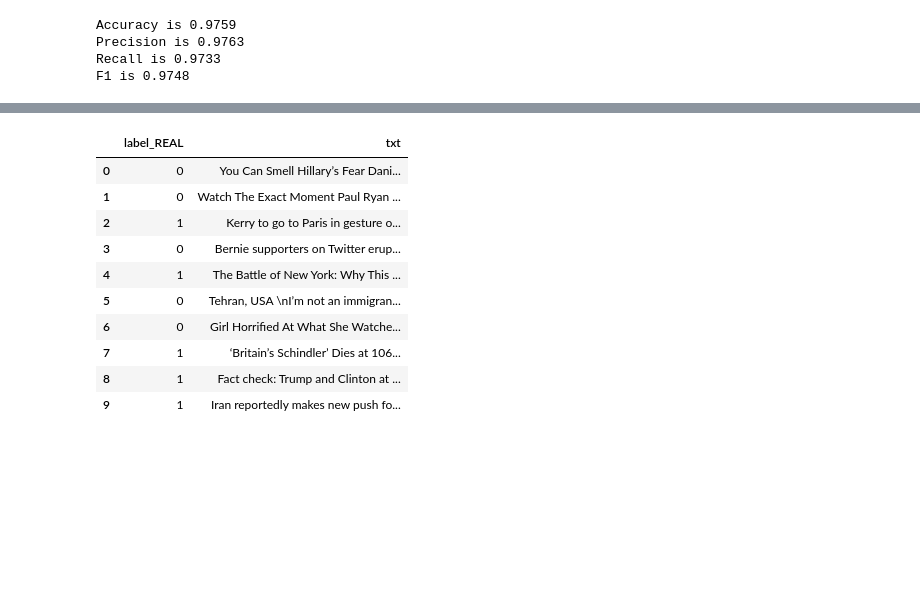
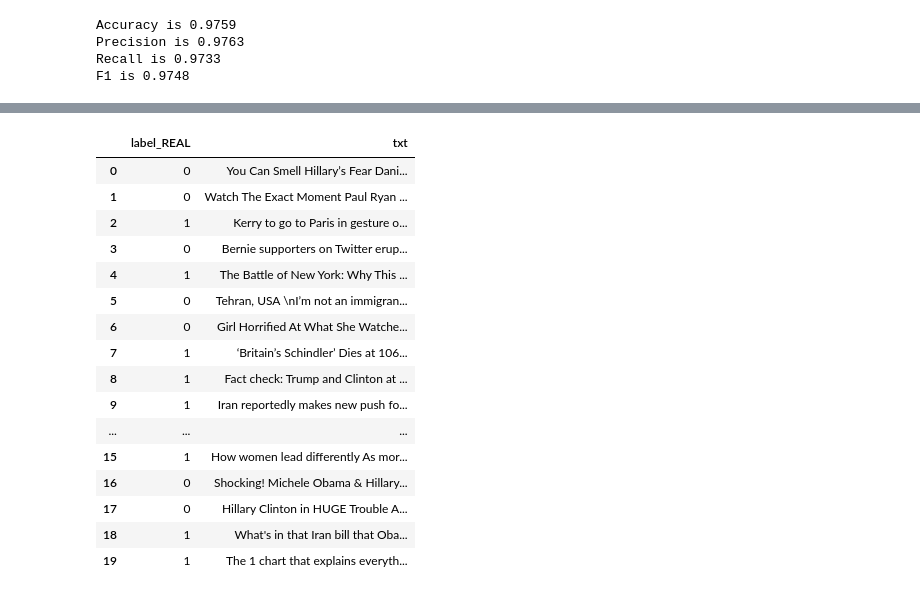
Before and after one commit to chrisvinhston/Fake_News, a Jupyter notebook: nlp_tfidf_classification.ipynb, the cells around one changed output, grey strips where cells are left out. Saved outputs shown, nothing was run; the diff lists cells and outputs as text; code cells hidden in the pictures; blank space fills up the shorter version.

```diff
--- a/nlp_tfidf_classification.ipynb
+++ b/nlp_tfidf_classification.ipynb
@@ -364,16 +461,23 @@ F1 is 0.9748
 # %%
 from pycaret.nlp import *
-# %%
-df_sample2
-# %% [output]
-|  | label_REAL | txt |
-| 0 | 0 | You Can Smell Hillary’s Fear Dani... |
-| 1 | 0 | Watch The Exact Moment Paul Ryan ... |
-| 2 | 1 | Kerry to go to Paris in gesture o... |
-| 3 | 0 | Bernie supporters on Twitter erup... |
-| 4 | 1 | The Battle of New York: Why This ... |
-| 5 | 0 | Tehran, USA \nI’m not an immigran... |
-| 6 | 0 | Girl Horrified At What She Watche... |
-| 7 | 1 | ‘Britain’s Schindler’ Dies at 106... |
-| 8 | 1 | Fact check: Trump and Clinton at ... |
-| 9 | 1 | Iran reportedly makes new push fo... |
+# %%
+df_sample = df.head(20).copy()
+df_sample
+# %% [output]
+|  | label_REAL | txt |
+| 0 | 0 | You Can Smell Hillary’s Fear Dani... |
+| 1 | 0 | Watch The Exact Moment Paul Ryan ... |
+| 2 | 1 | Kerry to go to Paris in gesture o... |
+| 3 | 0 | Bernie supporters on Twitter erup... |
+| 4 | 1 | The Battle of New York: Why This ... |
+| 5 | 0 | Tehran, USA \nI’m not an immigran... |
+| 6 | 0 | Girl Horrified At What She Watche... |
+| 7 | 1 | ‘Britain’s Schindler’ Dies at 106... |
+| 8 | 1 | Fact check: Trump and Clinton at ... |
+| 9 | 1 | Iran reportedly makes new push fo... |
+| ... | ... | ... |
+| 15 | 1 | How women lead differently As mor... |
+| 16 | 0 | Shocking! Michele Obama & Hillary... |
+| 17 | 0 | Hillary Clinton in HUGE Trouble A... |
+| 18 | 1 | What's in that Iran bill that Oba... |
+| 19 | 1 | The 1 chart that explains everyth... |
```
Also changed, not shown: parts of 16 cells of this notebook, 3 other files.
